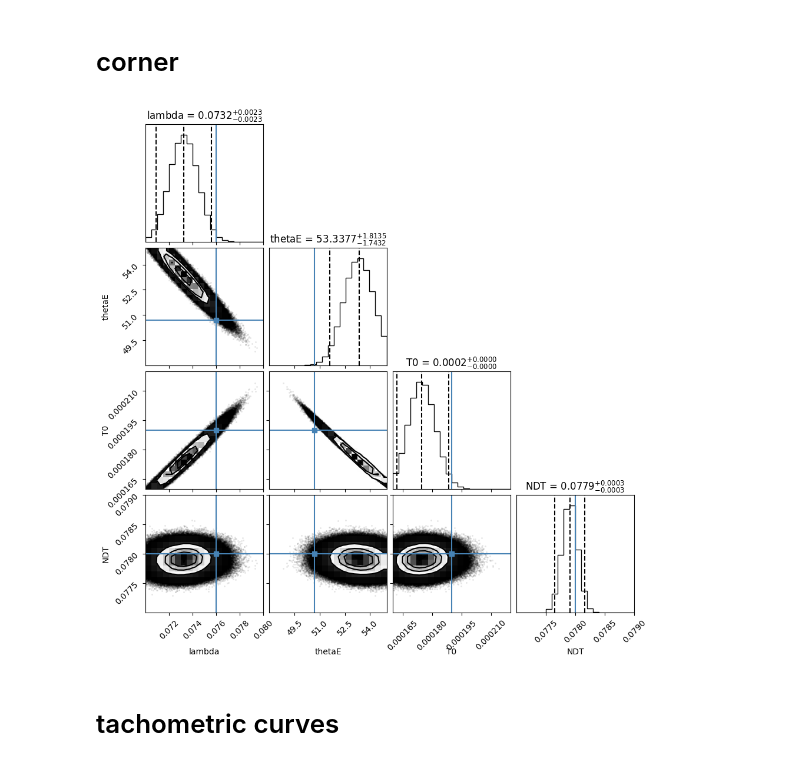
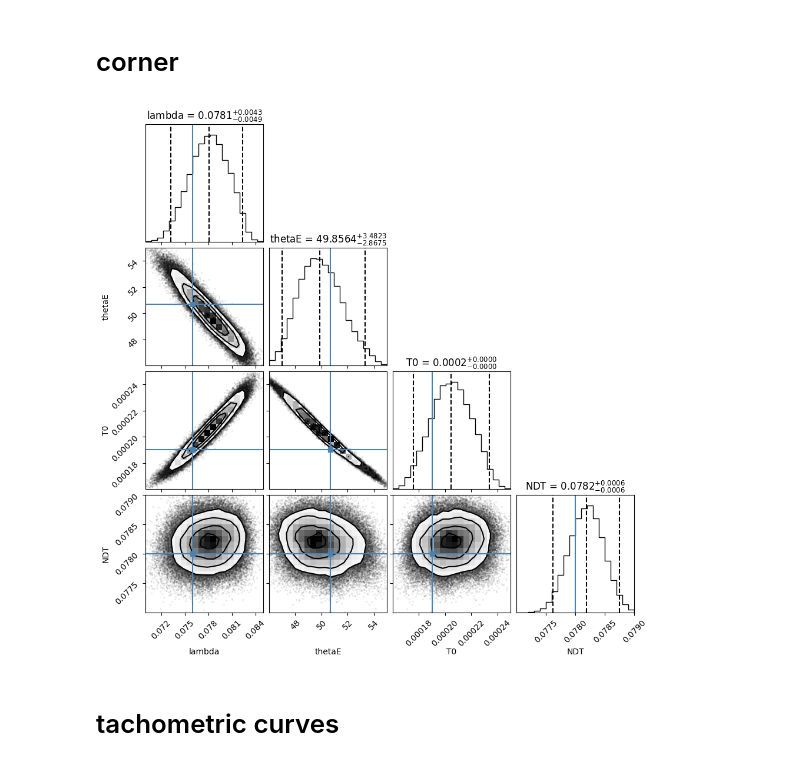
Before and after one commit to rakaar/ddm_codes, a Jupyter notebook: action_init_ddm/vbmc_tied_model.ipynb, the cells around one changed output. Saved outputs shown, nothing was run; the diff lists cells and outputs as text; code cells hidden in the pictures.

```diff
--- a/action_init_ddm/vbmc_tied_model.ipynb
+++ b/action_init_ddm/vbmc_tied_model.ipynb
@@ -14,8 +14,7 @@ from tqdm import tqdm
 # %%
 # Stim params
 ILD_arr = [-6, -3, 0, 3, 6]
-# ABL_arr = [20, 40, 60]
-ABL_arr = [60, 20, 40]
+ABL_arr = [20, 40, 60]
 
 # Model params
 rate_lambda = 0.076
@@ -24,7 +23,7 @@ T_0 = 0.19*(1e-3)
 t_non_decision = 78*(1e-3)
 
 # sim params
-N_sim = int(1e5)
+N_sim = int(20e3)
 dt = 1e-4
 
 # fitting params
@@ -50,11 +49,11 @@ def compute_loglike(res, rate_lambda, theta_E, T_0, t_non_decision):
     log_prob = np.log(prob)
     if np.isnan(log_prob):
         print(f'nan loglike at params = {[rate_lambda, theta_E, T_0, t_non_decision]} for res = {res}')
-        return np.log(1e-16)
+        return np.log(1e-50)
 
     if np.isinf(log_prob):
         print(f'inf loglike at params = {[rate_lambda, theta_E, T_0, t_non_decision]} for res = {res}')
-        return np.log(1e-16)
+        return np.log(1e-50)
 
     return log_prob
 
@@ -68,15 +67,15 @@ def tied_loglike_fn(params):
 # %% [markdown]
 # Bounds
 # %%
-rate_lambda_bounds = [0.04, 0.15]
-theta_E_bounds = [35, 65]
-T_0_bounds = [0.1*(1e-3), 0.8*(1e-3)]
-t_non_decision_bounds = [65*(1e-3), 85*(1e-3)]
+rate_lambda_bounds = [0.01, 0.15]
+theta_E_bounds = [20, 60]
+T_0_bounds = [0.1*(1e-3), 1.2*(1e-3)]
+t_non_decision_bounds = [60*(1e-3), 90*(1e-3)]
 
-rate_lambda_plausible_bounds = [0.05, 0.09]
-theta_E_plausible_bounds = [40, 60]
-T_0_plausible_bounds = [0.15*(1e-3), 0.3*(1e-3)]
-t_non_decision_plausible_bounds = [70*(1e-3), 80*(1e-3)]
+rate_lambda_plausible_bounds = [0.05, 0.1]
+theta_E_plausible_bounds = [40, 55]
+T_0_plausible_bounds = [0.15*(1e-3), 0.8*(1e-3)]
+t_non_decision_plausible_bounds = [65*(1e-3), 85*(1e-3)]
 
 # True params
 # rate_lambda = 0.076
@@ -154,21 +167,21 @@ Estimated ELBO: 67813.242 +/-0.001.
 # %% [markdown]
 # corner
 # %%
-vp_samples = vp.sample(int(3e6))[0]
+vp_samples = vp.sample(int(1e5))[0]
 
 rate_lambda_samp = vp_samples[:, 0]
 theta_E_samp = vp_samples[:, 1]
 T_0_samp = vp_samples[:, 2]
 t_non_decision_samp = vp_samples[:, 3]
 
 combined_samples = np.transpose(np.vstack((rate_lambda_samp, theta_E_samp, T_0_samp, t_non_decision_samp)))
 param_labels = ['lambda', 'thetaE', 'T0', 'NDT']
 true_arr = [rate_lambda, theta_E, T_0, t_non_decision]
-corner_span = [(0.07, 0.08), (48, 55), (0.16*(1e-3), 0.22*(1e-3)), (77*(1e-3), 79*(1e-3))]
+corner_span = [(0.07, 0.085), (46, 55), (0.16*(1e-3), 0.25*(1e-3)), (77*(1e-3), 79*(1e-3))]
 
 corner.corner(combined_samples, labels=param_labels, show_titles=True, quantiles=[0.025, 0.5, 0.975], truths=true_arr, range=corner_span, title_fmt=".4f"  );
 # %% [output]
-[figure, old version]
+[figure, new version]
 # %% [markdown]
 # tachometric curves
 # %%
```
Also changed, not shown: parts of 49 cells of this notebook, 1 other file.
